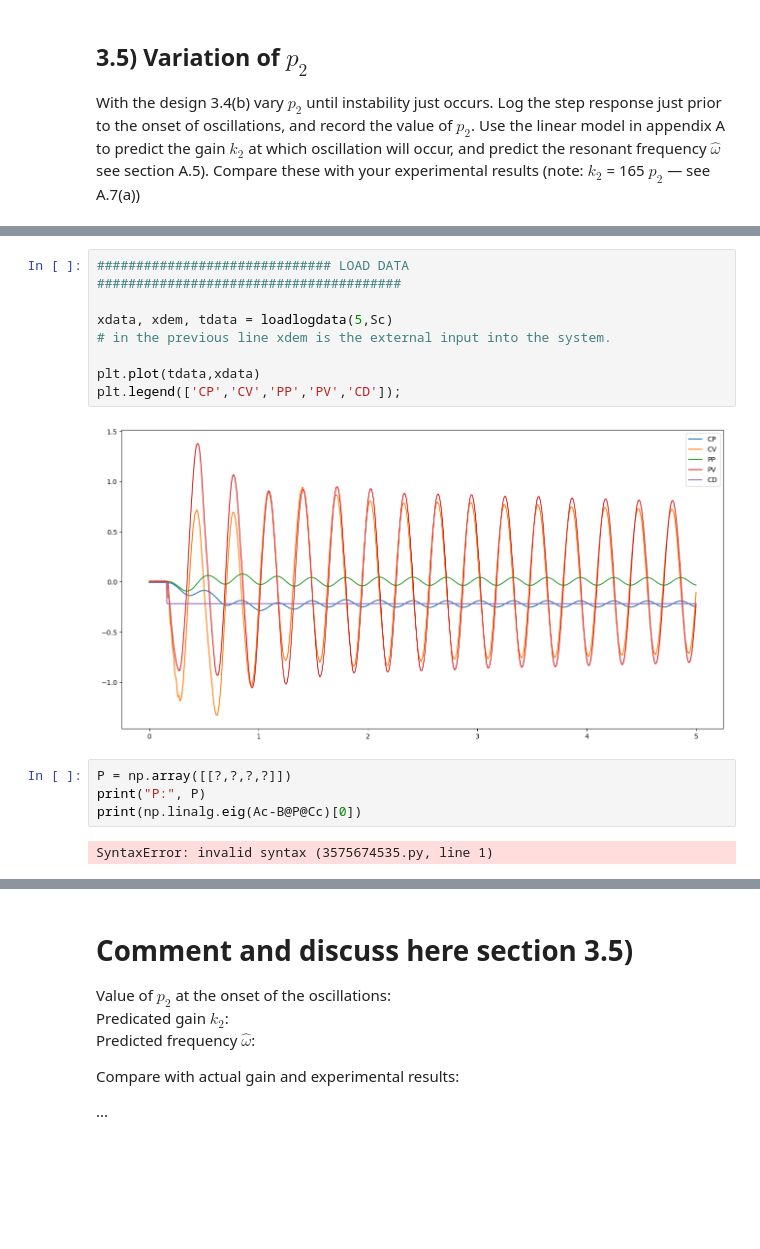
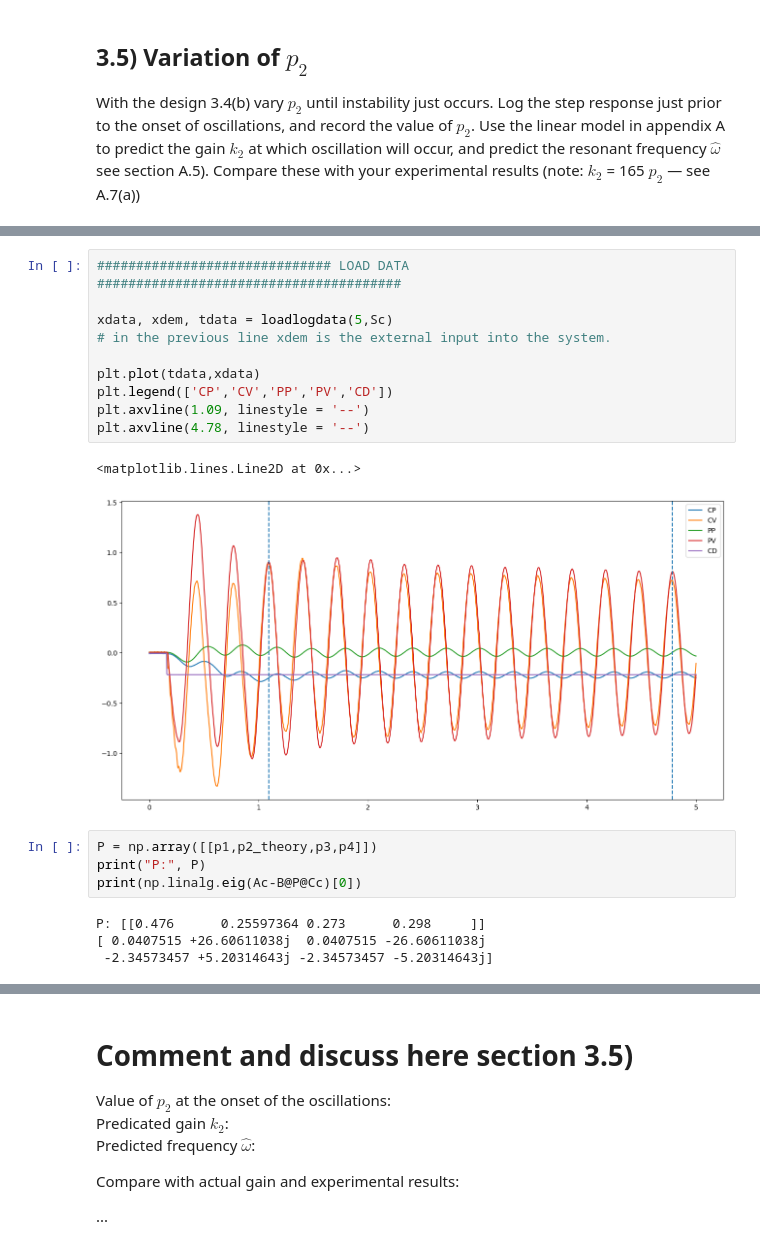
Before and after one commit to OliverJiang2025/Cambridge_Engineering_Coursework, a Jupyter notebook: 3F2_lab/3F2-Exp-Notebook.ipynb, the cells around one changed output, grey strips where cells are left out. Saved outputs shown, nothing was run; the diff lists cells and outputs as text; blank space fills up the shorter version.

```diff
--- a/3F2_lab/3F2-Exp-Notebook.ipynb
+++ b/3F2_lab/3F2-Exp-Notebook.ipynb
@@ -380,17 +432,22 @@ With the design 3.4(b) vary $p_2$ until instability just occurs. Log the step re
 # %%
 ############################## LOAD DATA  #######################################
 
 xdata, xdem, tdata = loadlogdata(5,Sc)
 # in the previous line xdem is the external input into the system.
 
 plt.plot(tdata,xdata)
-plt.legend(['CP','CV','PP','PV','CD']);
+plt.legend(['CP','CV','PP','PV','CD'])
+plt.axvline(1.09, linestyle = '--')
+plt.axvline(4.78, linestyle = '--')
 # %% [output]
+<matplotlib.lines.Line2D at 0x...>
-[figure, old version]
+[figure, new version]
 # %%
-P = np.array([[?,?,?,?]])
+P = np.array([[p1,p2_theory,p3,p4]])
 print("P:", P)
 print(np.linalg.eig(Ac-B@P@Cc)[0])
 # %% [output]
-SyntaxError: invalid syntax (3575674535.py, line 1)
+P: [[0.476      0.25597364 0.273      0.298     ]]
+[ 0.0407515 +26.60611038j  0.0407515 -26.60611038j
+ -2.34573457 +5.20314643j -2.34573457 -5.20314643j]
 # %%
```
Also changed, not shown: parts of 14 cells of this notebook, 1 other file.
